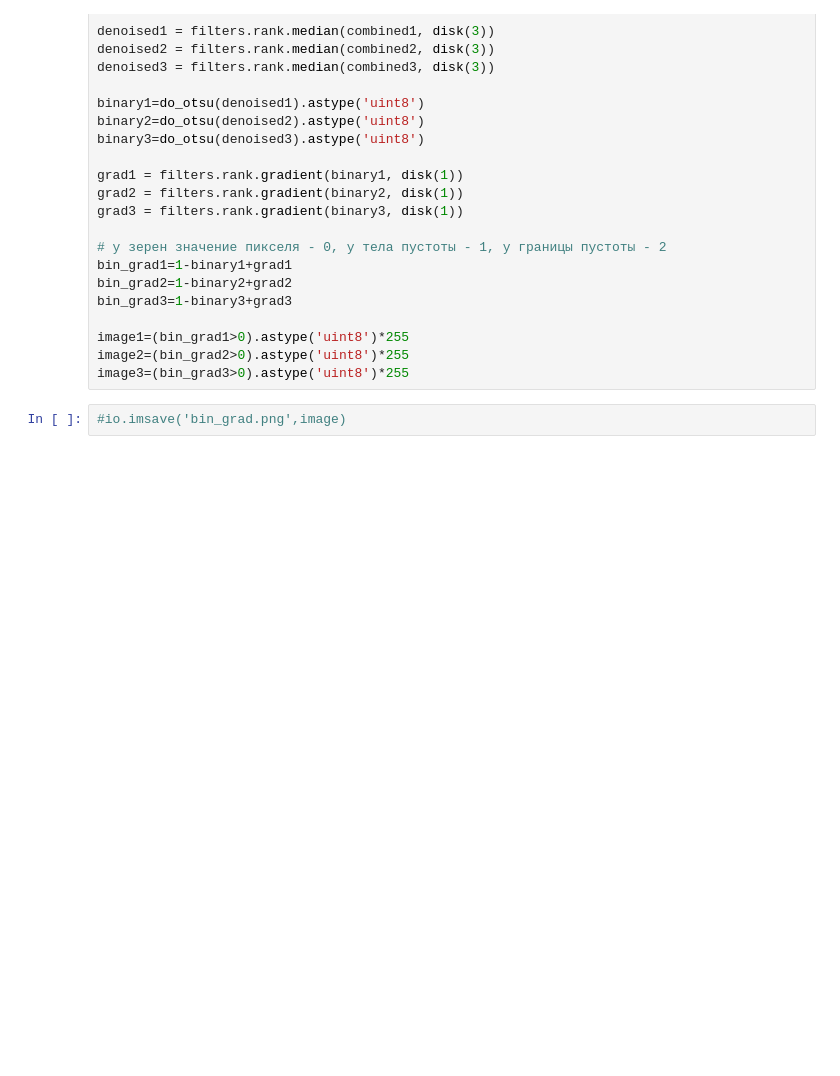
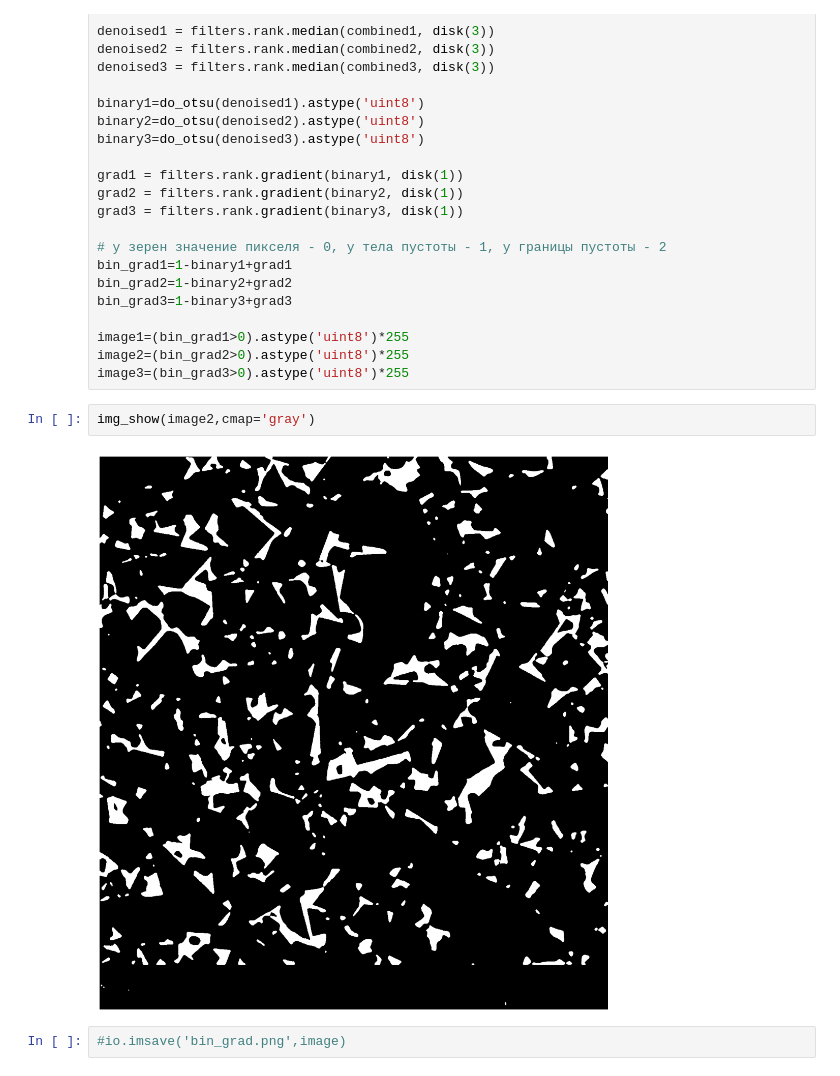
Before and after one commit to dkagramanyan/WC-Co_computer_vision, a Jupyter notebook: graph-segmentation.ipynb, the cells around one changed output. Cells and saved outputs as stored; diff of their text form; blank space fills up the shorter version.

```diff
--- a/graph-segmentation.ipynb
+++ b/graph-segmentation.ipynb
@@ -100,6 +100,10 @@ bin_grad3=1-binary3+grad3
 image1=(bin_grad1>0).astype('uint8')*255
 image2=(bin_grad2>0).astype('uint8')*255
 image3=(bin_grad3>0).astype('uint8')*255
+# %%
+img_show(image2,cmap='gray')
+# %% [output]
+[figure, added]
 # %%
 #io.imsave('bin_grad.png',image)
 # %% [markdown]
```
Also changed, not shown: parts of 1 cell of this notebook, 1 other file.
